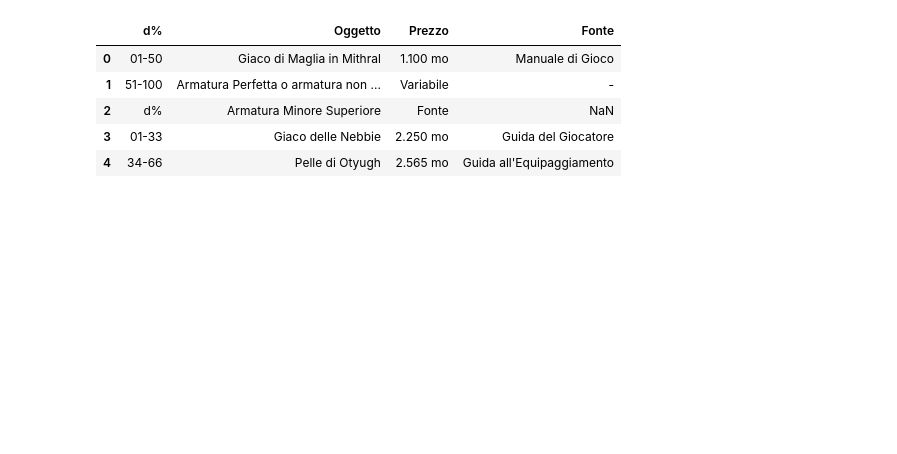
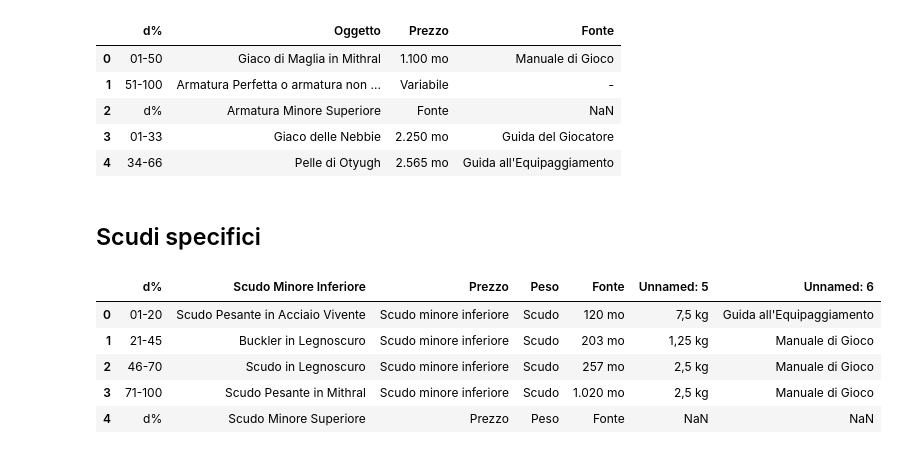
Before and after one commit to mattiafalco/Pathfinder---Magic-Item-Generator, a Jupyter notebook: Cleaning.ipynb, the cells around one changed output. Cells and saved outputs as stored; diff of their text form; code cells hidden in the pictures; blank space fills up the shorter version.

Commit message:
cleaned Scudi, start to clean Armi

```diff
--- a/Cleaning.ipynb
+++ b/Cleaning.ipynb
@@ -445,3 +445,15 @@ names = ['Armature_specifiche_minori_inferiori', 'Armature_specifiche_minori_sup
          'Armature_specifiche_maggiori_inferiori', 'Armature_specifiche_maggiori_superiori'
         ]
 save_data(armature_sp_df, 'Armature', names)
+# %% [markdown]
+## Scudi specifici
+# %%
+scudi_sp_df = pd.read_csv('data/Armature Magiche_6.csv')
+scudi_sp_df.head()
+# %% [output]
+|  | d% | Scudo Minore Inferiore | Prezzo | Peso | Fonte | Unnamed: 5 | Unnamed: 6 |
+| 0 | 01-20 | Scudo Pesante in Acciaio Vivente | Scudo minore inferiore | Scudo | 120 mo | 7,5 kg | Guida all'Equipaggiamento |
+| 1 | 21-45 | Buckler in Legnoscuro | Scudo minore inferiore | Scudo | 203 mo | 1,25 kg | Manuale di Gioco |
+| 2 | 46-70 | Scudo in Legnoscuro | Scudo minore inferiore | Scudo | 257 mo | 2,5 kg | Manuale di Gioco |
+| 3 | 71-100 | Scudo Pesante in Mithral | Scudo minore inferiore | Scudo | 1.020 mo | 2,5 kg | Manuale di Gioco |
+| 4 | d% | Scudo Minore Superiore | Prezzo | Peso | Fonte | NaN | NaN |
```
Also changed, not shown: parts of 35 cells of this notebook, 18 other files.
